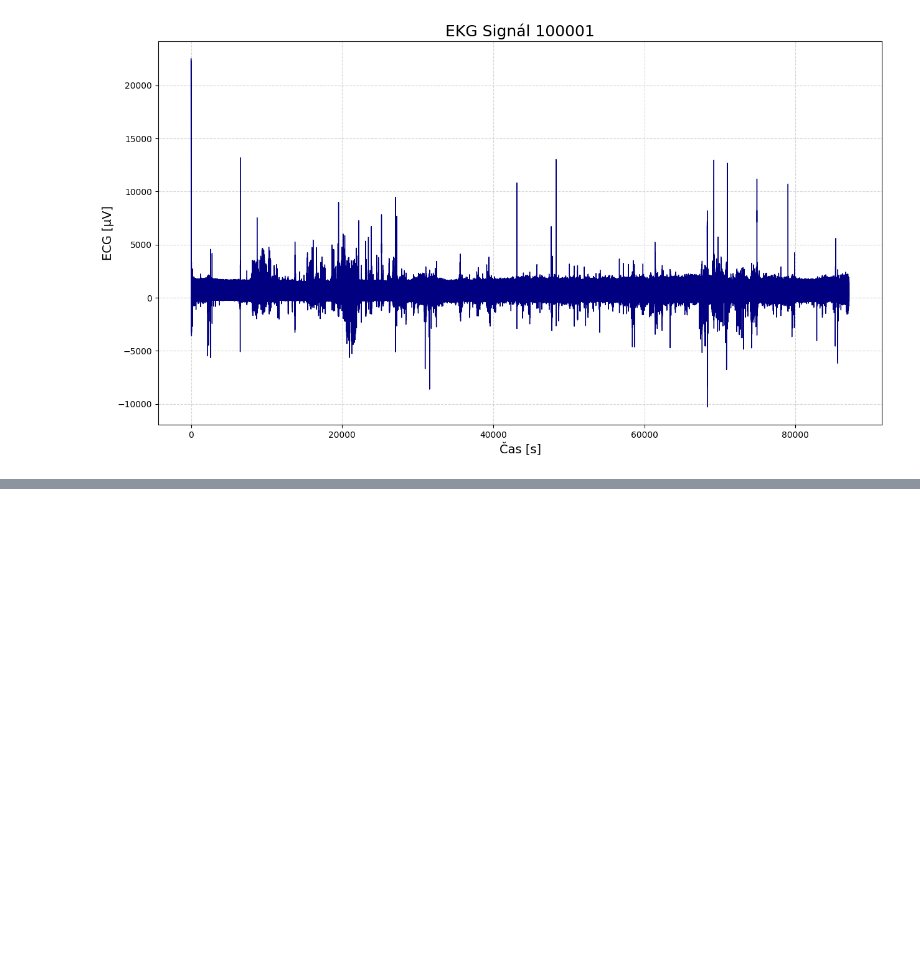
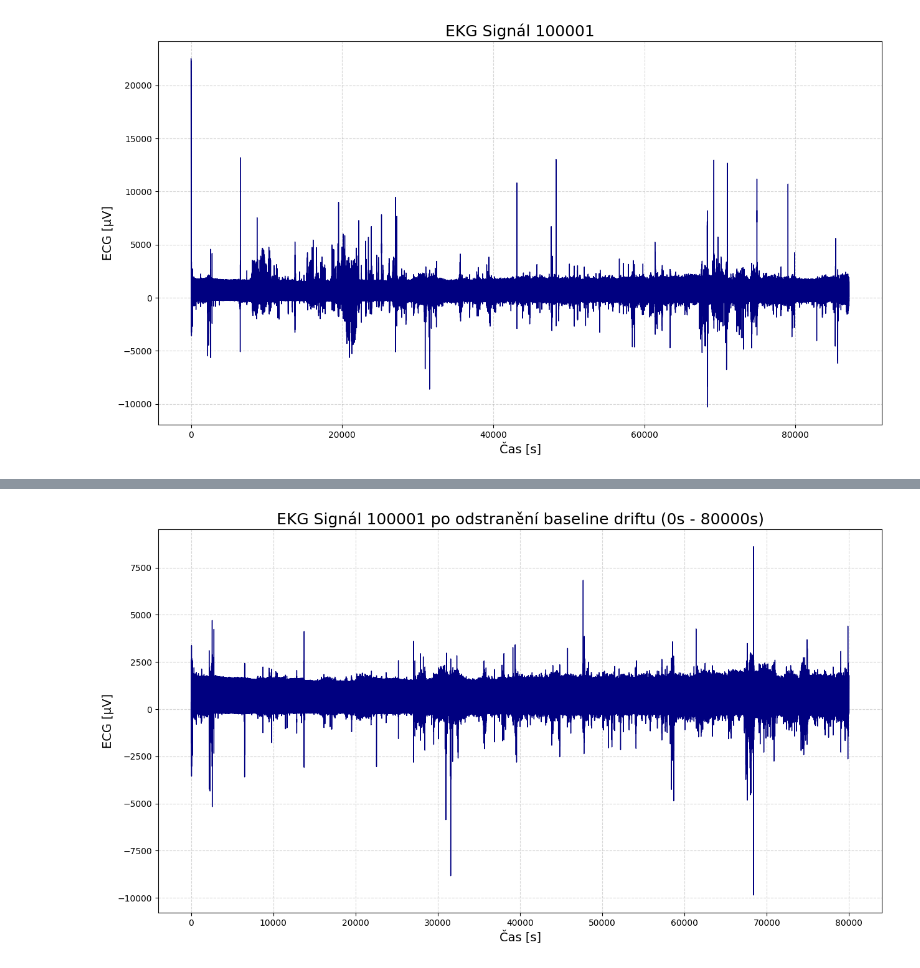
Before and after one commit to ondrejsvorc/UJEP, a Jupyter notebook: PZS/seminar_work_1/main.ipynb, the cells around one changed output, grey strips where cells are left out. Saved outputs shown, nothing was run; the diff lists cells and outputs as text; code cells hidden in the pictures; blank space fills up the shorter version.

Commit message:
Add frequency analysis file, seminar work files and last exercise (PZS)

```diff
--- a/PZS/seminar_work_1/main.ipynb
+++ b/PZS/seminar_work_1/main.ipynb
@@ -47,0 +65,43 @@ plt.show()
+# %%
+time_axis = np.arange(len(ecg_signal)) / sampling_frequency
+
+start_time = 0
+end_time = 80000
+
+start_index = int(start_time * sampling_frequency)
+end_index = int(end_time * sampling_frequency)
+
+ecg_signal_slice = ecg_signal[start_index:end_index]
+time_axis_slice = time_axis[start_index:end_index]
+
+# plt.figure(figsize=(15, 8))
+# plt.plot(time_axis_slice, ecg_signal_slice, color="navy", linewidth=1)
+# plt.title(f"EKG Signál 100001 ({start_time}s - {end_time}s)", fontsize=18)
+# plt.xlabel("Čas [s]", fontsize=14)
+# plt.ylabel("ECG [µV]", fontsize=14)
+# plt.grid(True, linestyle="--", alpha=0.5)
+# plt.show()
+
+from scipy.signal import butter, filtfilt
+
+# Parametry filtru
+cutoff_frequency = 0.5  # V Hz, odstraní frekvence pod touto hodnotou
+order = 4  # Pořadí filtru
+
+# Návrh vysokofrekvenčního Butterworthova filtru
+b, a = butter(order, cutoff_frequency / (sampling_frequency / 2), btype="high")
+ecg_signal_detrended = filtfilt(b, a, ecg_signal_slice)
+
+# Vizualizace detrendovaného signálu
+plt.figure(figsize=(15, 8))
+plt.plot(time_axis_slice, ecg_signal_detrended, color="navy", linewidth=1)
+plt.title(
+    f"EKG Signál 100001 po odstranění baseline driftu ({start_time}s - {end_time}s)",
+    fontsize=18,
+)
+plt.xlabel("Čas [s]", fontsize=14)
+plt.ylabel("ECG [µV]", fontsize=14)
+plt.grid(True, linestyle="--", alpha=0.5)
+plt.show()
+# %% [output]
+[figure, added]
```
Also changed, not shown: parts of 3 cells of this notebook, 7 other files.
